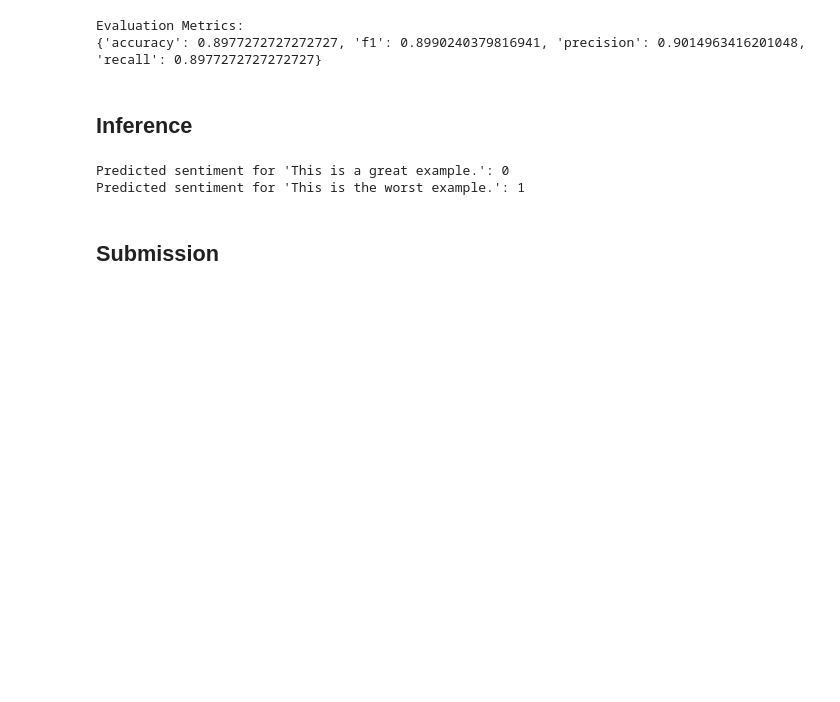
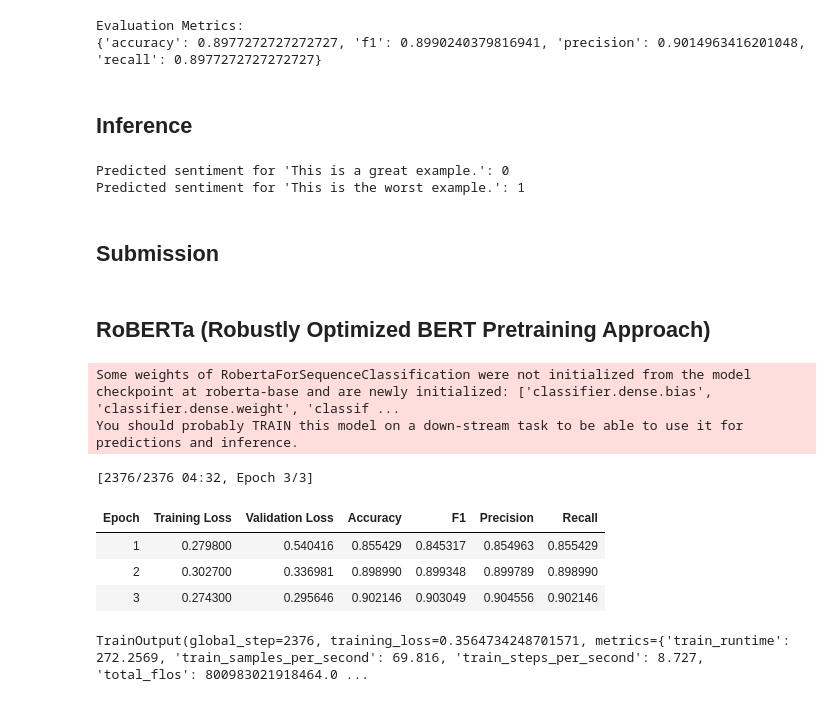
Before and after one commit to Dnyaneshwari-Chidrawar/sentiment_analysis, a Jupyter notebook: Dnyaneshwari_sentiment_analysis.ipynb, the cells around one changed output. Drawn from its saved outputs; the diff is of its cells as text; code cells hidden in the pictures; blank space fills up the shorter version.

Commit message:
roberta model

```diff
--- a/Dnyaneshwari_sentiment_analysis.ipynb
+++ b/Dnyaneshwari_sentiment_analysis.ipynb
@@ -201,3 +200,5 @@ submission_df = unseen_df[['id', 'predictions']]
 submission_df = submission_df.rename(columns={'predictions': 'label'})
 file_submission_path = '/home/pc/Desktop_linux/chinu/vidya_analytics_hacathon/sentiment_analysis/submission_1.csv'
 submission_df.to_csv(file_submission_path, index=False)
+# %% [markdown]
+## RoBERTa (Robustly Optimized BERT Pretraining Approach)
@@ -203,0 +226,75 @@ submission_df.to_csv(file_submission_path, index=False)
+# %%
+# 3. Tokenization and Encoding (Using DistilBERT - a cost-efficient transformer)
+model_name = "roberta-base"
+tokenizer = AutoTokenizer.from_pretrained(model_name)
+# %%
+train_encodings = tokenizer(X_train.tolist(), truncation=True, padding=True)
+test_encodings = tokenizer(X_test.tolist(), truncation=True, padding=True)
+unseen_encodings = tokenizer(unseen_df['cleaned_text'].tolist(), truncation=True, padding=True)
+# %%
+class SentimentDataset(torch.utils.data.Dataset):
+    def __init__(self, encodings, labels):
+        self.encodings = encodings
+        self.labels = labels
+
+    def __getitem__(self, idx):
+        item = {key: torch.tensor(val[idx]) for key, val in self.encodings.items()}
+        item['labels'] = torch.tensor(self.labels.tolist()[idx])
+        return item
+
+    def __len__(self):
+        return len(self.labels)
+
+train_dataset = SentimentDataset(train_encodings, y_train.reset_index(drop=True))
+test_dataset = SentimentDataset(test_encodings, y_test.reset_index(drop=True))
+
+# 4. Model Training (DistilBERT)
+model = AutoModelForSequenceClassification.from_pretrained(model_name, num_labels=3) # 3 labels: positive, negative, neutral
+
+training_args = TrainingArguments(
+    output_dir='./results',
+    num_train_epochs=3,  # Adjust epochs as needed
+    per_device_train_batch_size=8,
+    per_device_eval_batch_size=16,
+    warmup_steps=500,
+    weight_decay=0.01,
+    logging_dir='./logs',
+    logging_steps=10,
+    evaluation_strategy="epoch",
+    save_strategy="epoch",
+    load_best_model_at_end=True,
+    metric_for_best_model="f1"
+)
+
+def compute_metrics(pred):
+    labels = pred.label_ids
+    preds = pred.predictions.argmax(-1)
+    f1 = f1_score(labels, preds, average='weighted')
+    acc = accuracy_score(labels, preds)
+    precision = precision_score(labels, preds, average='weighted')
+    recall = recall_score(labels,preds, average='weighted')
+    return {
+        'accuracy': acc,
+        'f1': f1,
+        'precision': precision,
+        'recall': recall,
+    }
+
+trainer = Trainer(
+    model=model,
+    args=training_args,
+    train_dataset=train_dataset,
+    eval_dataset=test_dataset,
+    compute_metrics=compute_metrics,
+)
+
+trainer.train()
+# %% [output]
+Some weights of RobertaForSequenceClassification were not initialized from the model checkpoint at roberta-base and are newly initialized: ['classifier.dense.bias', 'classifier.dense.weight', 'classif ...
+You should probably TRAIN this model on a down-stream task to be able to use it for predictions and inference.
+[2376/2376 04:32, Epoch 3/3]
+| Epoch | Training Loss | Validation Loss | Accuracy | F1 | Precision | Recall |
+| 1 | 0.279800 | 0.540416 | 0.855429 | 0.845317 | 0.854963 | 0.855429 |
+| 2 | 0.302700 | 0.336981 | 0.898990 | 0.899348 | 0.899789 | 0.898990 |
+| 3 | 0.274300 | 0.295646 | 0.902146 | 0.903049 | 0.904556 | 0.902146 |
+TrainOutput(global_step=2376, training_loss=0.3564734248701571, metrics={'train_runtime': 272.2569, 'train_samples_per_second': 69.816, 'train_steps_per_second': 8.727, 'total_flos': 800983021918464.0 ...
```
Also changed, not shown: parts of 4 cells of this notebook, 1 other file.
